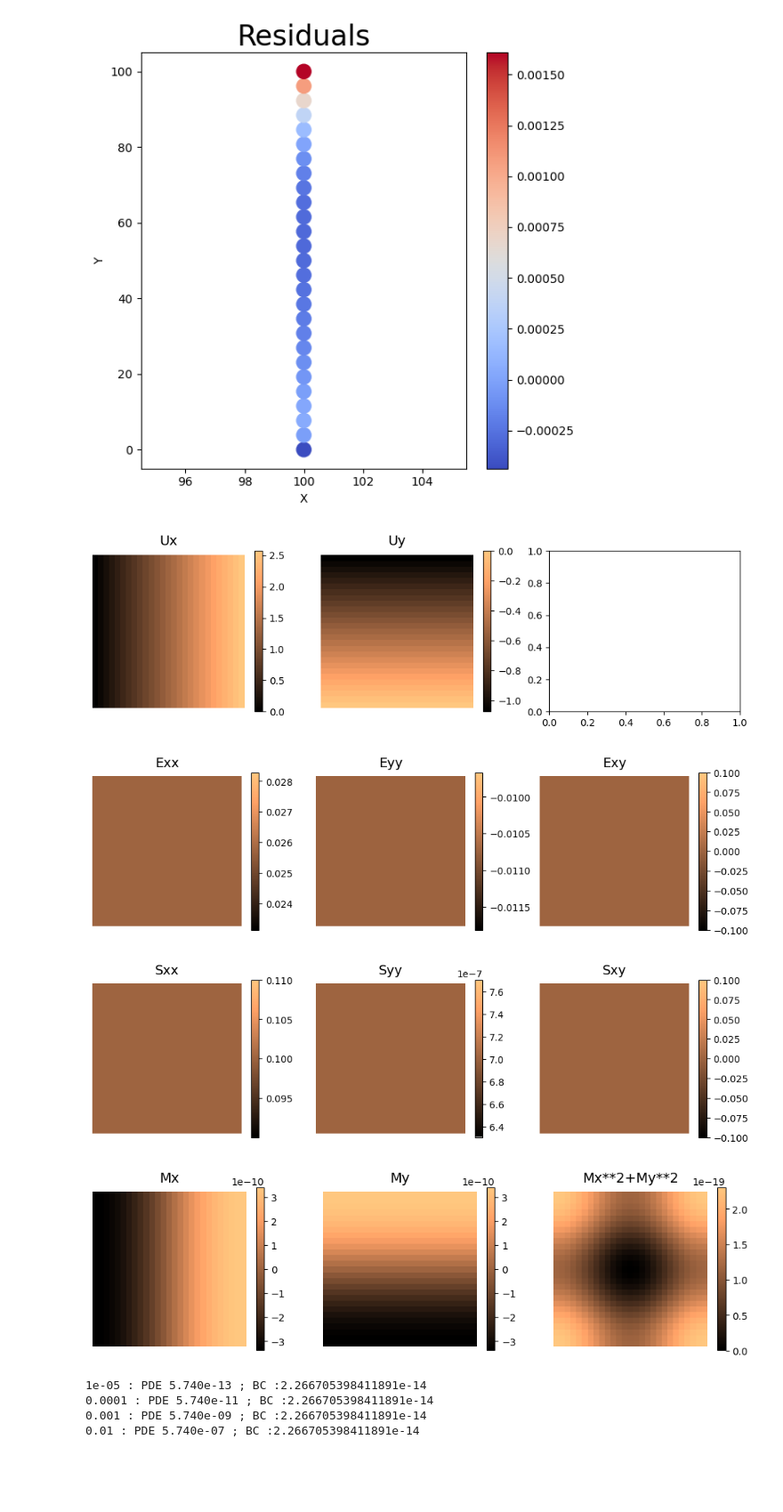
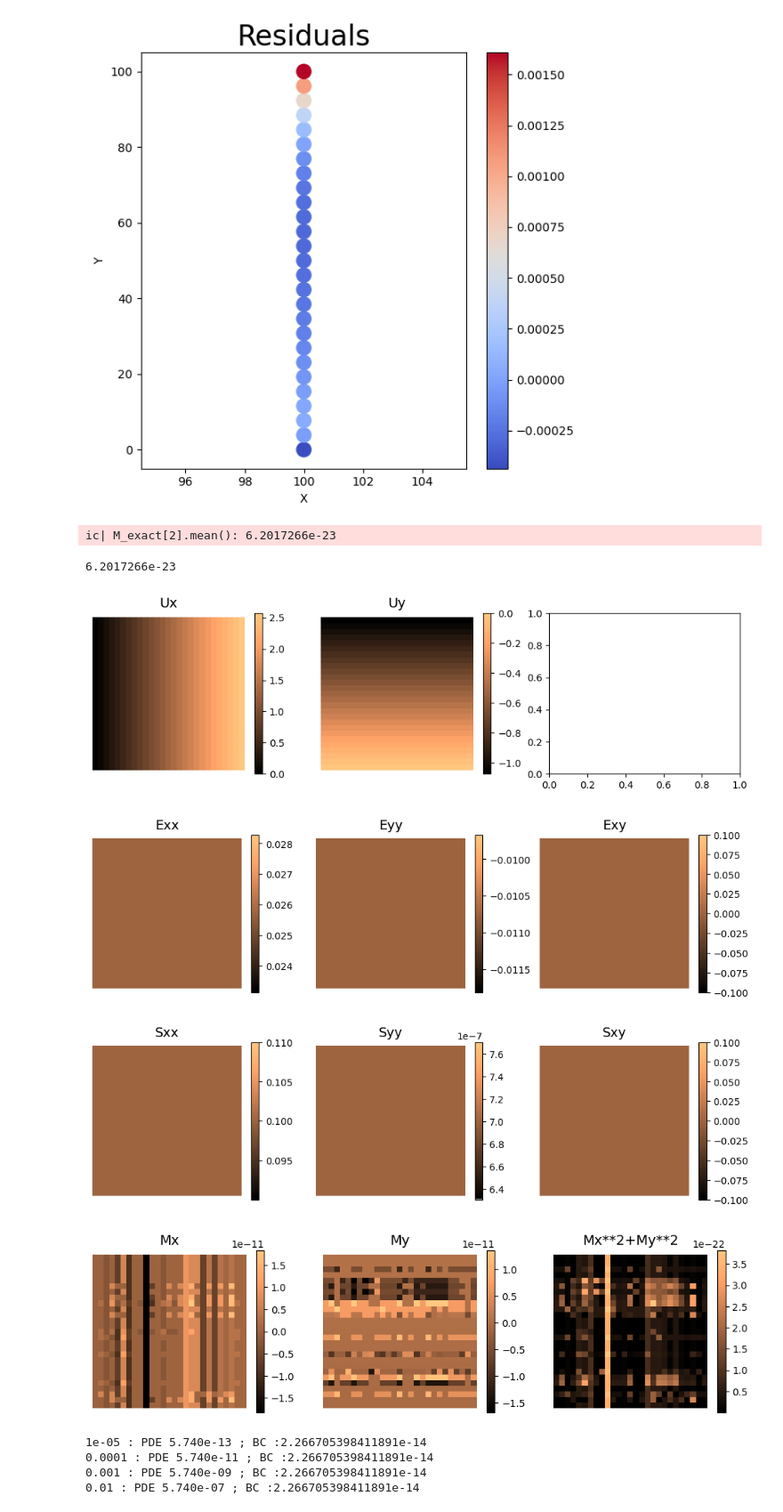
Before and after one commit to bonneted/pinn-cm, a Jupyter notebook: UQ/thin_plate.ipynb, the cells around one changed output. Shown at 89% size. Cells and saved outputs as stored; diff of their text form; code cells hidden in the pictures; blank space fills up the shorter version.

```diff
--- a/UQ/thin_plate.ipynb
+++ b/UQ/thin_plate.ipynb
@@ -501,7 +512,7 @@ def train(Ux_mean, Ux_coeffs, Uy_mean, Uy_coeffs, xi, C_data, batch_size=100, ep
 # %%
 Lmax = 100
 N = 729  # Grid size
-Nsim = 1  # Number of simulations
+Nsim = 2  # Number of simulations
 truncation_order = 8
 
 # Create 2D grid
@@ -526,9 +537,9 @@ C33 = C_from_xi(U_C33, eig_values_C33, eig_vectors_C33, C33param)
 
 dC11_dx, dC11_dy = calculate_derivatives(C11)
 dC33_dx, dC33_dy = calculate_derivatives(C33)
-C11 = torch.tensor(C11).float().to(device)
-C33 = torch.tensor(C33).float().to(device)
-C_data = (C11, torch.tensor(dC11_dx).float().to(device), torch.tensor(dC11_dy).float().to(device), C33, torch.tensor(dC33_dx).float().to(device), torch.tensor(dC33_dy).float().to(device))
+
+C_data = (C11, dC11_dx, dC11_dy, C33, dC33_dx, dC33_dy)
+C_data = [torch.tensor(C).float().to(device) for C in C_data]
 
 # Models, Loss, and Optimizer
 Ux_mean = MeanNN(input_dim=2).to(device)
@@ -546,15 +557,15 @@ if load_models:
     print("Models loaded.")
 
 # Training
-batch_size = 1
+batch_size = 2
 opt = ['Adam','LBFGS'][0]
-learning_rate = 5e-2
+learning_rate = 2e-4
 lambda_bc = 1
 lambda_reg = 5e-10
 epochs = 1000
 print_every = 100
 
-C_data = [C11, torch.tensor(dC11_dx).float().to(device), torch.tensor(dC11_dy).float().to(device), C33, torch.tensor(dC33_dx).float().to(device), torch.tensor(dC33_dy).float().to(device)]
+# C_data = [C11, torch.tensor(dC11_dx).float().to(device), torch.tensor(dC11_dy).float().to(device), C33, torch.tensor(dC33_dx).float().to(device), torch.tensor(dC33_dy).float().to(device)]
 
 Ux_mean, Ux_coeffs, Uy_mean, Uy_coeffs = train(Ux_mean, Ux_coeffs, Uy_mean, Uy_coeffs, xi, C_data, batch_size=batch_size, epochs=epochs, lr=learning_rate, lambda_reg=lambda_reg,lambda_bc=lambda_bc,N = 27,sampling = 'Grid',opt=opt,print_every=print_every)
 # %% [output]
@@ -715,7 +725,16 @@ fig,ax = plot_residuals(x_bc, BC_residual)
 [figure]
 # %%
 from icecream import ic
-N=27
+N = 27
+# Generate the grid for plotting
+x_plot = np.linspace(0, Lmax, int(N))
+y_plot = np.linspace(0, Lmax, int(N))
+X_plot, Y_plot = np.meshgrid(x_plot, y_plot)
+
+# Create a meshgrid of points
+Xinput = np.column_stack((X_plot.ravel(), Y_plot.ravel()))
+Xtorch = torch.tensor(Xinput).float().to(device)
+Xtorch.requires_grad = True
 
 def u_exact(X,delta=1e-10):
     Ux = 0.025712*X[:,0]+delta*torch.cos(np.pi*X[:,0]/Lmax)
@@ -724,11 +743,12 @@ def u_exact(X,delta=1e-10):
 
 C11_plot = C11[:,:,0].ravel()
 C33_plot = C33[:,:,0].ravel()
+C_data_plot = [C[:,:,0].ravel() for C in C_data]
 
-U_exact = u_exact(points_tensor)
-E_exact = E_nn(U_exact,points_tensor)
+U_exact = u_exact(Xtorch)
+E_exact = E_nn(U_exact,Xtorch)
 S_exact = S_nn(E_exact, C11_plot, C33_plot)
-M_exact = compute_PDE(points_tensor, E_exact, C_data)
+M_exact = compute_PDE(Xtorch, E_exact, C_data_plot)
 PDE_loss = M_exact[0]**2 + M_exact[1]**2
 M_exact.append(PDE_loss)
 
@@ -738,33 +758,37 @@ for i in range(3):
         U_exact[i] = U_exact[i].reshape(N, N).cpu().detach().numpy()
     E_exact[i] = E_exact[i].reshape(N, N).cpu().detach().numpy()
     S_exact[i] = S_exact[i].reshape(N, N).cpu().detach().numpy()
     M_exact[i] = M_exact[i].reshape(N, N).cpu().detach().numpy()
 
 
 
 fig, ax = plt.subplots(1, 3, figsize=(12, 3), dpi=100)
 for i in range(2):
     im = pcolor_plot(ax[i], X_plot, Y_plot, U_exact[i],  ["Ux", "Uy"][i])
     fig.colorbar(im, ax=ax[i])
 
 fig, ax = plt.subplots(1, 3, figsize=(12, 3), dpi=100)
 for i in range(3):
     im = pcolor_plot(ax[i], X_plot, Y_plot, E_exact[i],  ["Exx", "Eyy", "Exy"][i])
     fig.colorbar(im, ax=ax[i])
 
 fig, ax = plt.subplots(1, 3, figsize=(12, 3), dpi=100)
 for i in range(3):
     im = pcolor_plot(ax[i], X_plot, Y_plot, S_exact[i],  ["Sxx", "Syy", "Sxy"][i])
     fig.colorbar(im, ax=ax[i])
 
 fig, ax = plt.subplots(1, 3, figsize=(12, 3), dpi=100)
 for i in range(3):
     im = pcolor_plot(ax[i], X_plot, Y_plot, M_exact[i],  ["Mx", "My","Mx**2+My**2"][i])
     fig.colorbar(im, ax=ax[i])
+
+ic(M_exact[2].mean())
 # %% [output]
+ic| M_exact[2].mean(): 6.2017266e-23
+6.2017266e-23
 [figure]
 [figure]
 [figure]
-[figure, old version]
+[figure, new version]
 # %%
 pstress = 0.1
```
Also changed, not shown: parts of 9 cells of this notebook.
